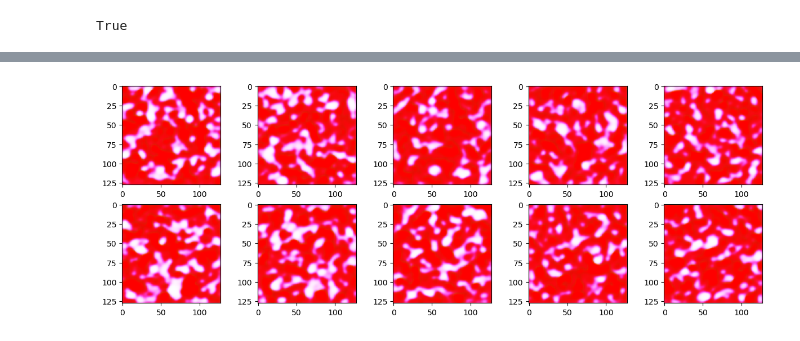
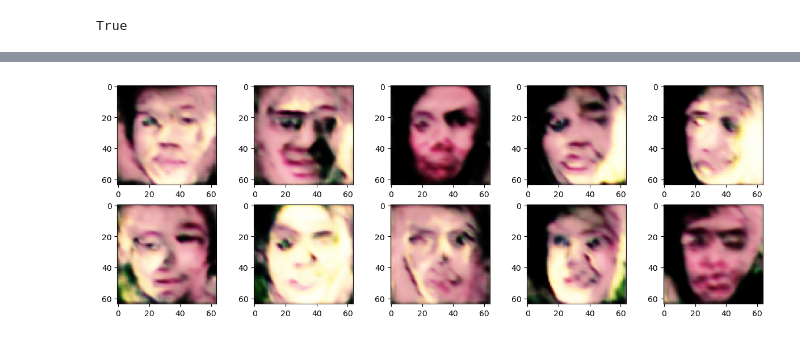
Before and after one commit to marcanii/SIS421---2-23, a Jupyter notebook: Laboratories/Lab05/02_gans.ipynb, the cells around one changed output, grey strips where cells are left out. Drawn from its saved outputs; the diff is of its cells as text; code cells hidden in the pictures.

```diff
--- a/Laboratories/Lab05/02_gans.ipynb
+++ b/Laboratories/Lab05/02_gans.ipynb
@@ -12,19 +12,12 @@ device
 # Ruta donde se almacenarán los datos CelebAGaze
 root = 'datasets/CelebAGaze'
 
-class EnsureRGBChannels:
-    def __call__(self, image):
-        if image.mode != 'RGB':
-            image = image.convert('RGB')
-        return image
-
 # Transformaciones de datos
 transform = transforms.Compose([
-        EnsureRGBChannels(),
-        transforms.Resize((128 , 128)),
-        transforms.ToTensor(),
-        transforms.Lambda(lambda x: x.flatten()),
-        transforms.Lambda(lambda x: x * 2.0 - 1.0)
+    transforms.Resize((64,64)),
+    transforms.ToTensor(),
+    transforms.Lambda(lambda x: x.flatten()),
+    transforms.Lambda(lambda x: x * 2. - 1.)
 ])
 
 # Cargar datos de entrenamiento
@@ -59,7 +50,7 @@ for _ax in axs:
     for ax in _ax:
         ix = random.randint(0, len(train)-1)
         img, lab = train[ix]
-        ax.imshow(img.reshape(3,128,128).permute(1,2,0)*0.5+0.5)
+        ax.imshow(img.reshape(3,64,64).permute(1,2,0)*0.5+0.5)
         ax.axis('off')
 plt.show()
 # %% [output]
@@ -68,40 +59,34 @@ plt.show()
 import torch.nn as nn
 
 class Generator(nn.Module):
-    def __init__(self, channel=1):
+    def __init__(self, channel=3):
         super(Generator, self).__init__()
         self.channel = channel
-        self.init_size = 128 // 4
+        self.init_size = 64 // 4
         self.input_size = 100
-        self.l1 = nn.Sequential(nn.Linear(self.input_size, 256 * self.init_size ** 2))
+        self.l1 = nn.Sequential(nn.Linear(self.input_size, 128 * self.init_size ** 2))
         self.conv_blocks = nn.Sequential(
-            nn.BatchNorm2d(256),
+            nn.BatchNorm2d(128),
             nn.Upsample(scale_factor=2),
-            nn.Conv2d(256, 256, 3, stride=1, padding=1),
-            nn.BatchNorm2d(256, 0.8),
+            nn.Conv2d(128, 128, 3, stride=1, padding=1),
+            nn.BatchNorm2d(128, 0.8),
             nn.LeakyReLU(0.2, inplace=True),
             nn.Upsample(scale_factor=2),
-            nn.Conv2d(256, 128, 3, stride=1, padding=1),
-            nn.BatchNorm2d(128, 0.8),
-            nn.LeakyReLU(0.2, inplace=True),
             nn.Conv2d(128, 64, 3, stride=1, padding=1),
             nn.BatchNorm2d(64, 0.8),
             nn.LeakyReLU(0.2, inplace=True),
-            nn.Conv2d(64, 32, 3, stride=1, padding=1),
-            nn.BatchNorm2d(32, 0.8),
-            nn.LeakyReLU(0.2, inplace=True),
-            nn.Conv2d(32, self.channel, 3, stride=1, padding=1),
+            nn.Conv2d(64, self.channel, 3, stride=1, padding=1),
             nn.Tanh(),
         )
 
     def forward(self, z):
         out = self.l1(z)
-        out = out.view(out.shape[0], 256, self.init_size, self.init_size)
+        out = out.view(out.shape[0], 128, self.init_size, self.init_size)
         img = self.conv_blocks(out)
-        img = img.view(img.size(0), self.channel*128*128)
+        img = img.view(img.size(0), self.channel*64*64)
         return img
 # %%
-generator = Generator(channel=3)
+generator = Generator()
 output = generator(torch.randn(32, 100))
 output.shape
 # %% [output]
@@ -234,18 +226,18 @@ plt.show()
 # %%
 generator.eval()
 with torch.no_grad():
   noise = torch.randn((10, generator.input_size)).to(device)
   generated_images = generator(noise)
   fig, axs = plt.subplots(2,5,figsize=(15,5))
   i = 0
   for ax in axs:
     for _ax in ax:
-      img = (generated_images[i].view(3,128,128).permute(1,2,0).cpu())*0.5+0.5
+      img = (generated_images[i].view(3,64,64).permute(1,2,0).cpu())*0.5+0.5
       _ax.imshow(img)
       i+=1
   plt.show()
 # %% [output]
-[figure, old version]
+[figure, new version]
 # %%
 # guardar modelo entrenado
 torch.save(generator.state_dict(), 'color_generator.pth')
```
Also changed, not shown: parts of 11 cells of this notebook, 2 other files.
